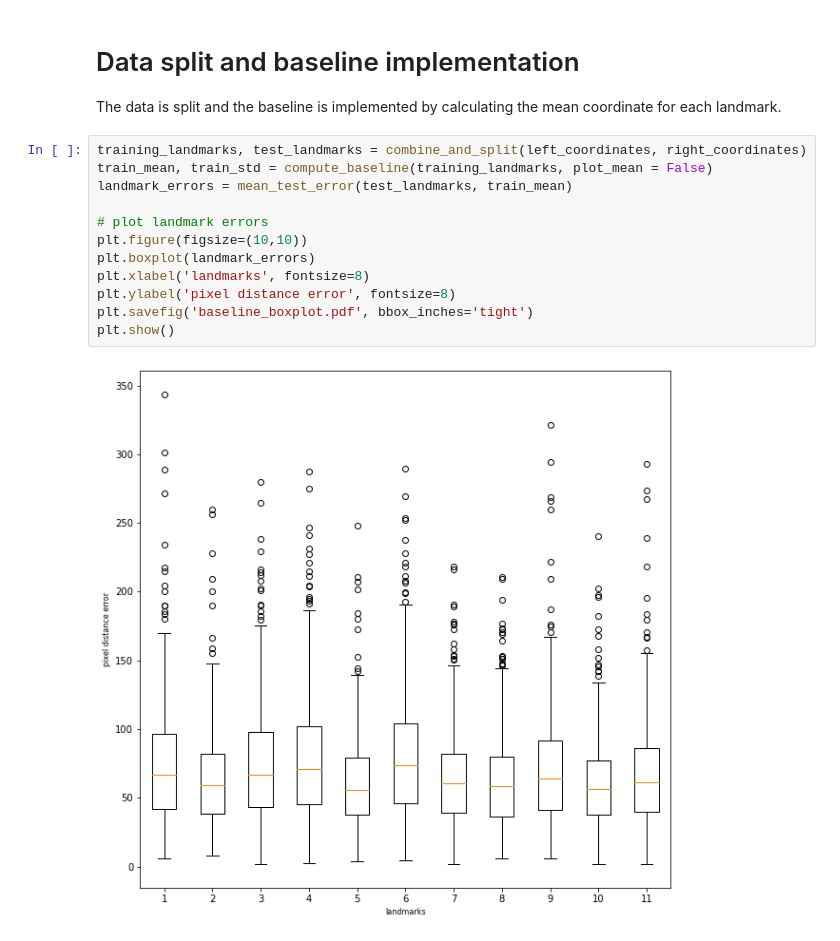
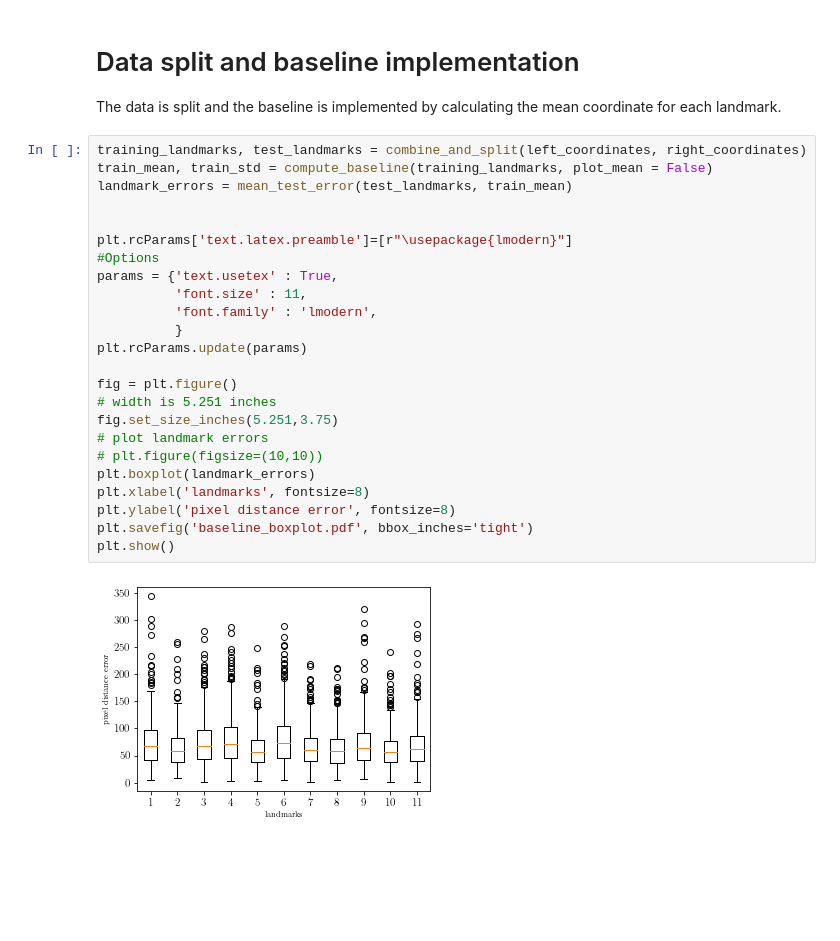
Before and after one commit to DylanGeldenhuys/Landmark-detection-for-tsetse-fly-wings, a Jupyter notebook: Baseline/Baseline plots.ipynb, the cells around one changed output. Saved outputs shown, nothing was run; the diff lists cells and outputs as text; blank space fills up the shorter version.

Commit message:
small changes to plot format

```diff
--- a/Baseline/Baseline plots.ipynb
+++ b/Baseline/Baseline plots.ipynb
@@ -28,14 +28,26 @@ The data is split and the baseline is implemented by calculating the mean coordi
 # %%
 training_landmarks, test_landmarks = combine_and_split(left_coordinates, right_coordinates)
 train_mean, train_std = compute_baseline(training_landmarks, plot_mean = False)
 landmark_errors = mean_test_error(test_landmarks, train_mean)
 
+
+plt.rcParams['text.latex.preamble']=[r"\usepackage{lmodern}"]
+#Options
+params = {'text.usetex' : True,
+          'font.size' : 11,
+          'font.family' : 'lmodern',
+          }
+plt.rcParams.update(params)
+
+fig = plt.figure()
+# width is 5.251 inches
+fig.set_size_inches(5.251,3.75)
 # plot landmark errors
-plt.figure(figsize=(10,10))
+# plt.figure(figsize=(10,10))
 plt.boxplot(landmark_errors)
 plt.xlabel('landmarks', fontsize=8)
 plt.ylabel('pixel distance error', fontsize=8)
 plt.savefig('baseline_boxplot.pdf', bbox_inches='tight')
 plt.show()
 # %% [output]
-[figure, old version]
+[figure, new version]
```
Also changed, not shown: 2 other files.
